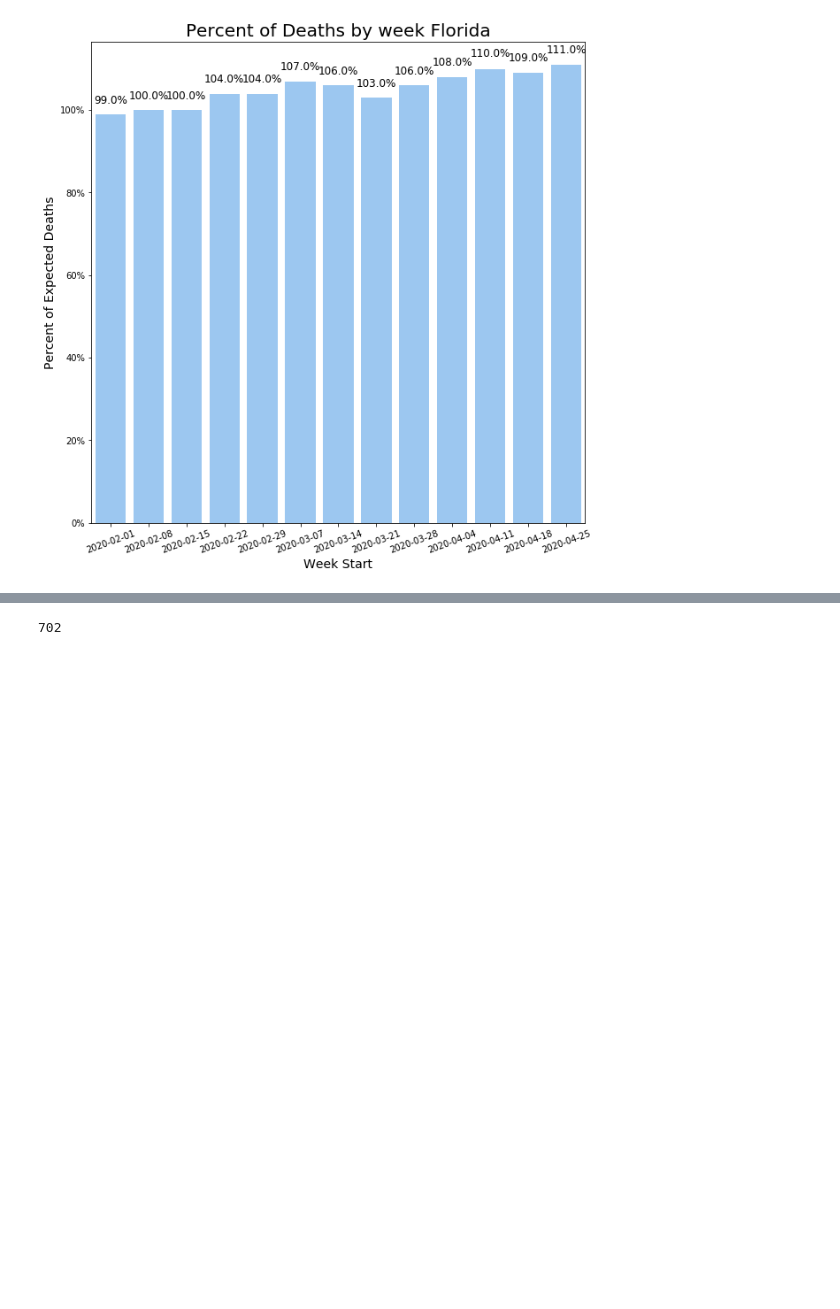
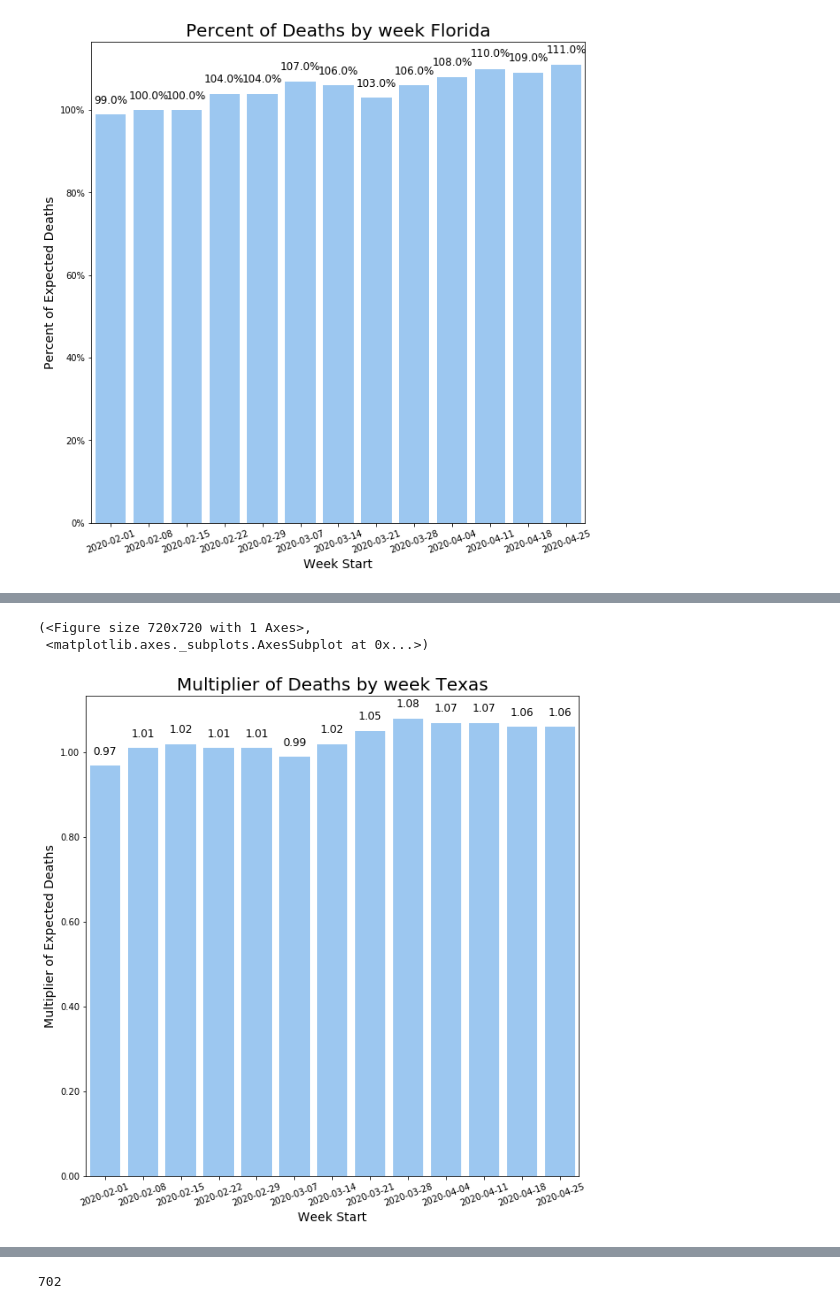
Before and after one commit to jawsem/covid-deaths, a Jupyter notebook: covid_analysis.ipynb, the cells around one changed output, grey strips where cells are left out. Cells and saved outputs as stored; diff of their text form; code cells hidden in the pictures; blank space fills up the shorter version.

```diff
--- a/covid_analysis.ipynb
+++ b/covid_analysis.ipynb
@@ -177,3 +177,9 @@ plot_death_bar(results_df[results_df['start_week']<'2020-05-01'],'Michigan',with
+# %%
+plot_death_bar(results_df[results_df['start_week']<'2020-05-01'],'Texas',with_multiplier='yes')
+# %% [output]
+(<Figure size 720x720 with 1 Axes>,
+ <matplotlib.axes._subplots.AxesSubplot at 0x...>)
+[figure, added]
 # %%
 results_df.sort_values(by='percent_of_expected_deaths',ascending=False).head(20)
 # %% [output]
```
Also changed, not shown: parts of 17 cells of this notebook, 4 other files.
